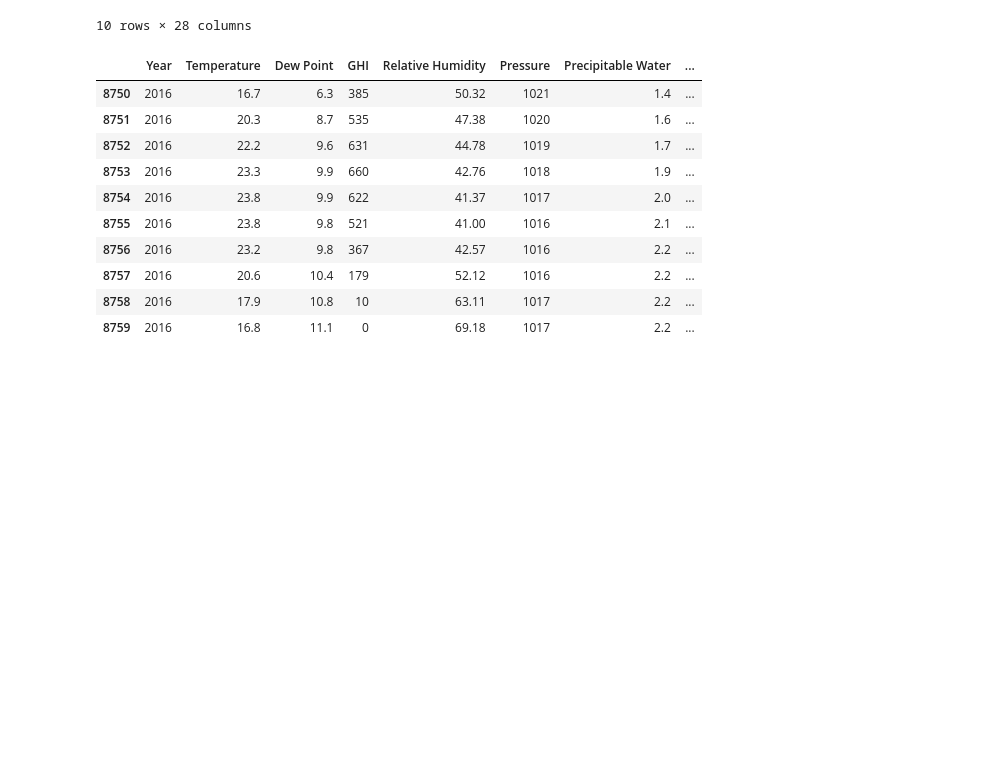
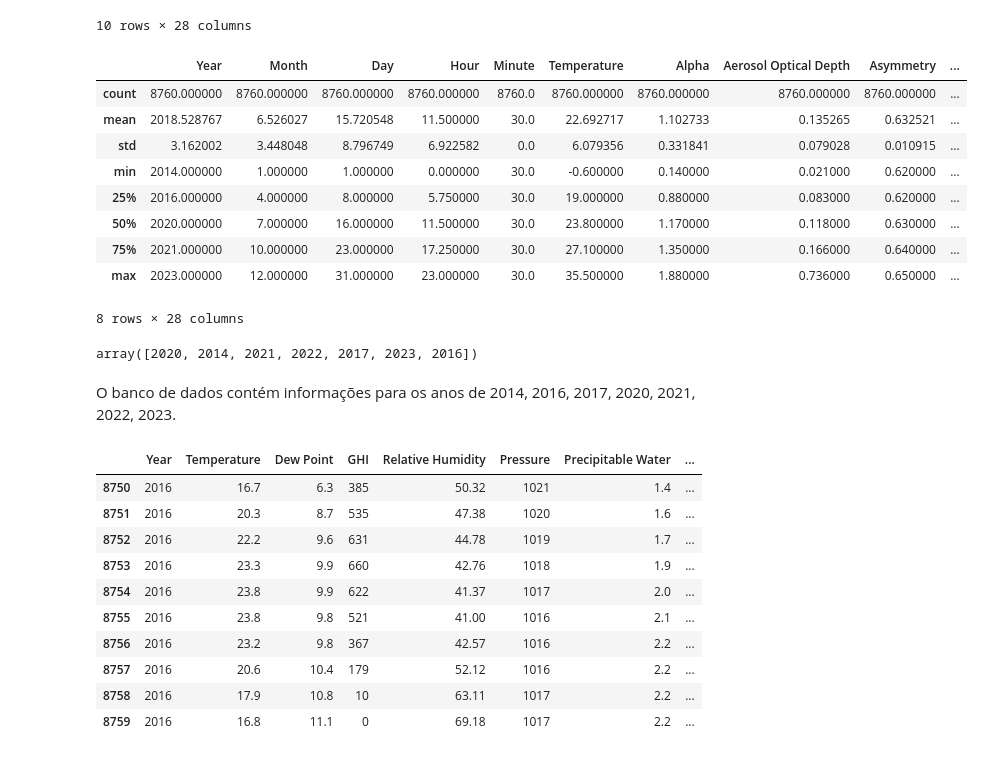
Before and after one commit to ricardoamachado/ENGA74-TrabalhoFinal, a Jupyter notebook: main.ipynb, the cells around one changed output. Cells and saved outputs as stored; diff of their text form; code cells hidden in the pictures; blank space fills up the shorter version.

```diff
--- a/main.ipynb
+++ b/main.ipynb
@@ -29,4 +30,23 @@ df.head(10)
 | 8 | 2020 | 1 | 1 | 8 | 30 | 9.4 | 1.45 | 0.051 | 0.65 | ... |
 | 9 | 2020 | 1 | 1 | 9 | 30 | 9.1 | 1.45 | 0.048 | 0.65 | ... |
 10 rows × 28 columns
+# %%
+df.describe()
+# %% [output]
+|  | Year | Month | Day | Hour | Minute | Temperature | Alpha | Aerosol Optical Depth | Asymmetry | ... |
+| count | 8760.000000 | 8760.000000 | 8760.000000 | 8760.000000 | 8760.0 | 8760.000000 | 8760.000000 | 8760.000000 | 8760.000000 | ... |
+| mean | 2018.528767 | 6.526027 | 15.720548 | 11.500000 | 30.0 | 22.692717 | 1.102733 | 0.135265 | 0.632521 | ... |
+| std | 3.162002 | 3.448048 | 8.796749 | 6.922582 | 0.0 | 6.079356 | 0.331841 | 0.079028 | 0.010915 | ... |
+| min | 2014.000000 | 1.000000 | 1.000000 | 0.000000 | 30.0 | -0.600000 | 0.140000 | 0.021000 | 0.620000 | ... |
+| 25% | 2016.000000 | 4.000000 | 8.000000 | 5.750000 | 30.0 | 19.000000 | 0.880000 | 0.083000 | 0.620000 | ... |
+| 50% | 2020.000000 | 7.000000 | 16.000000 | 11.500000 | 30.0 | 23.800000 | 1.170000 | 0.118000 | 0.630000 | ... |
+| 75% | 2021.000000 | 10.000000 | 23.000000 | 17.250000 | 30.0 | 27.100000 | 1.350000 | 0.166000 | 0.640000 | ... |
+| max | 2023.000000 | 12.000000 | 31.000000 | 23.000000 | 30.0 | 35.500000 | 1.880000 | 0.736000 | 0.650000 | ... |
+8 rows × 28 columns
+# %%
+df['Year'].unique()
+# %% [output]
+array([2020, 2014, 2021, 2022, 2017, 2023, 2016])
+# %% [markdown]
+O banco de dados contém informações para os anos de 2014, 2016, 2017, 2020, 2021, 2022, 2023.
 # %%
```
Also changed, not shown: parts of 10 cells of this notebook, 2 other files.
